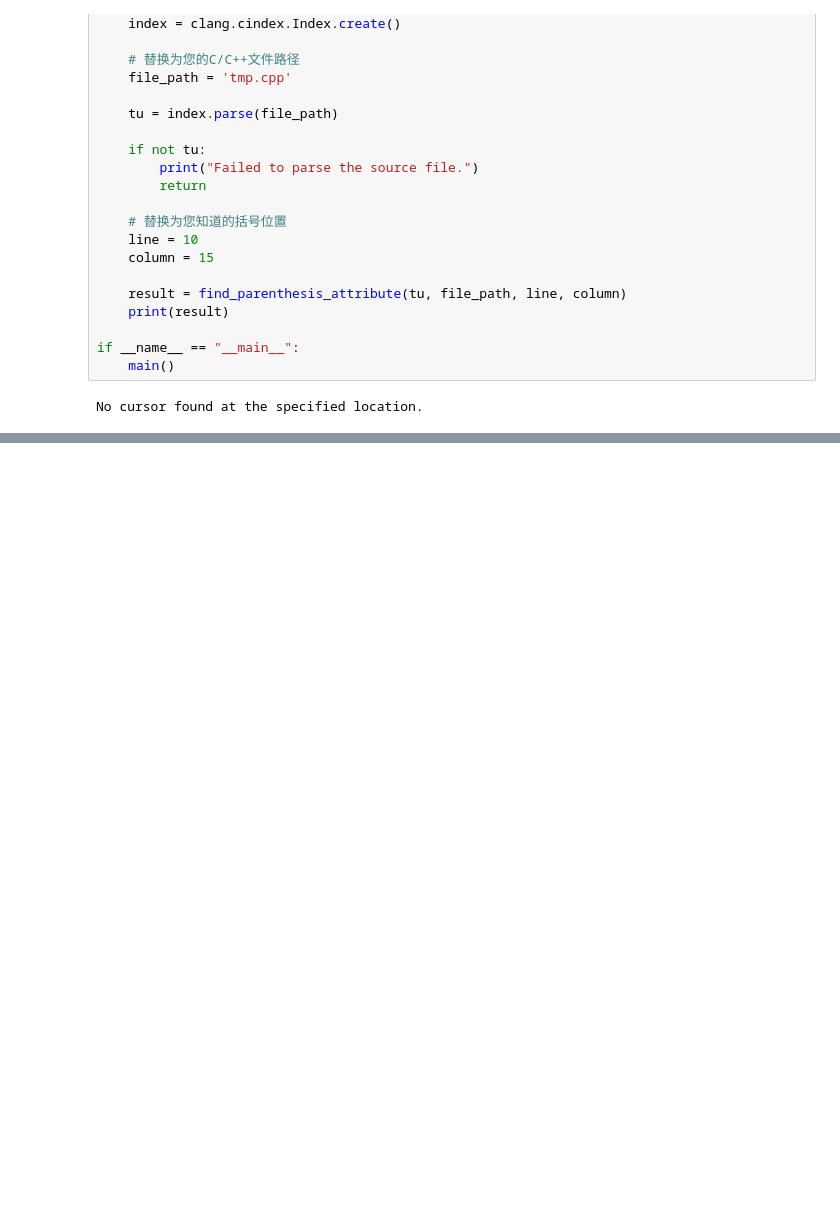
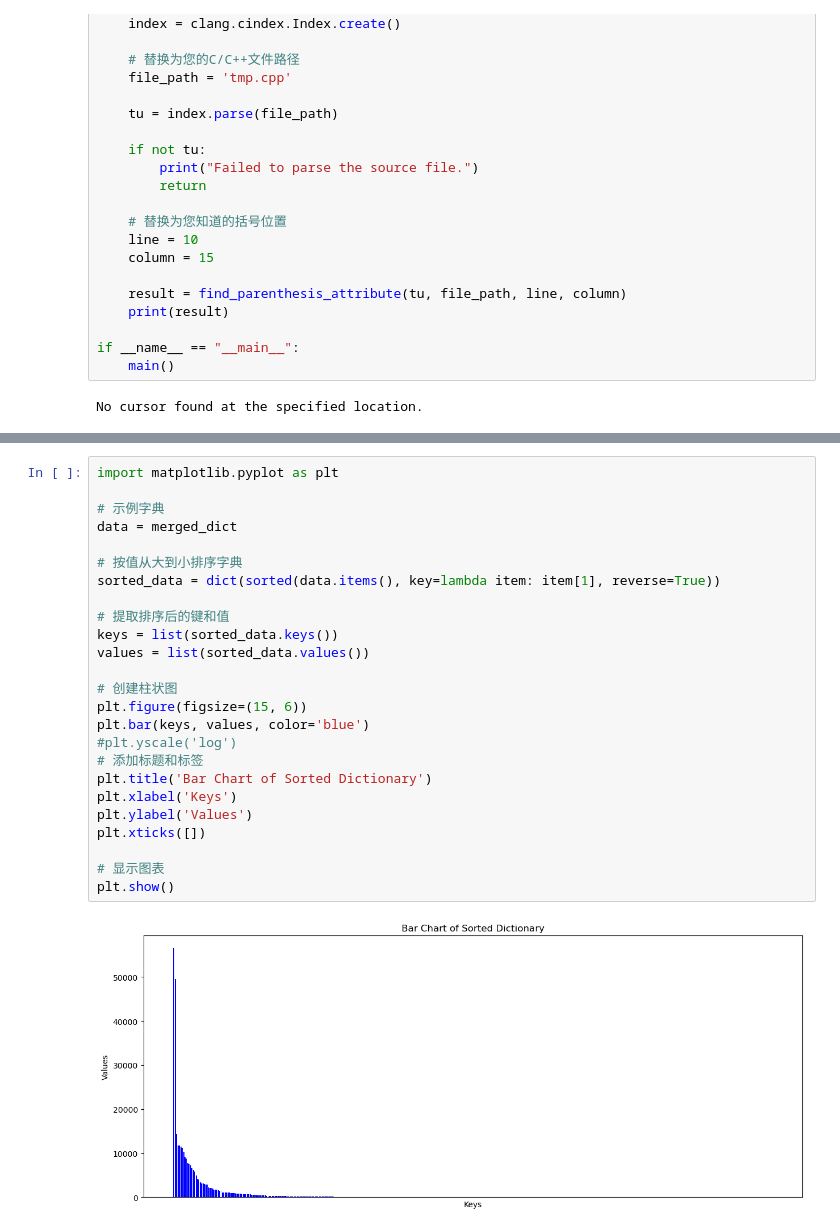
Before and after one commit to lwshanbd/Fuzzlang, a Jupyter notebook: src/process.ipynb, the cells around one changed output, grey strips where cells are left out. Saved outputs shown, nothing was run; the diff lists cells and outputs as text; blank space fills up the shorter version.

```diff
--- a/src/process.ipynb
+++ b/src/process.ipynb
@@ -385,0 +747,27 @@ No cursor found at the specified location.
+# %%
+import matplotlib.pyplot as plt
+
+# 示例字典
+data = merged_dict
+
+# 按值从大到小排序字典
+sorted_data = dict(sorted(data.items(), key=lambda item: item[1], reverse=True))
+
+# 提取排序后的键和值
+keys = list(sorted_data.keys())
+values = list(sorted_data.values())
+
+# 创建柱状图
+plt.figure(figsize=(15, 6))
+plt.bar(keys, values, color='blue')
+#plt.yscale('log')
+# 添加标题和标签
+plt.title('Bar Chart of Sorted Dictionary')
+plt.xlabel('Keys')
+plt.ylabel('Values')
+plt.xticks([])
+
+# 显示图表
+plt.show()
+# %% [output]
+[figure, added]
```
Also changed, not shown: parts of 9 cells of this notebook, 12 other files.
